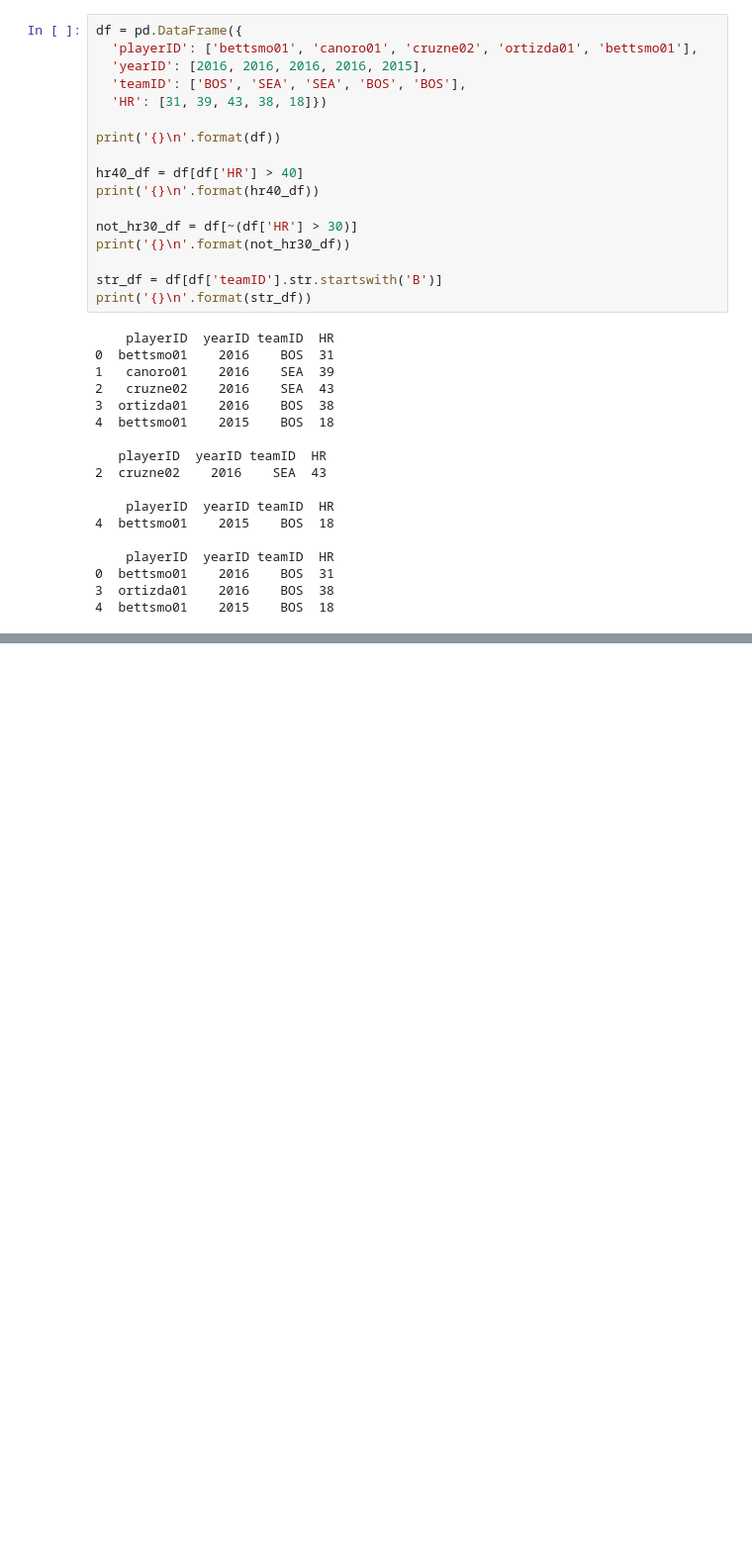
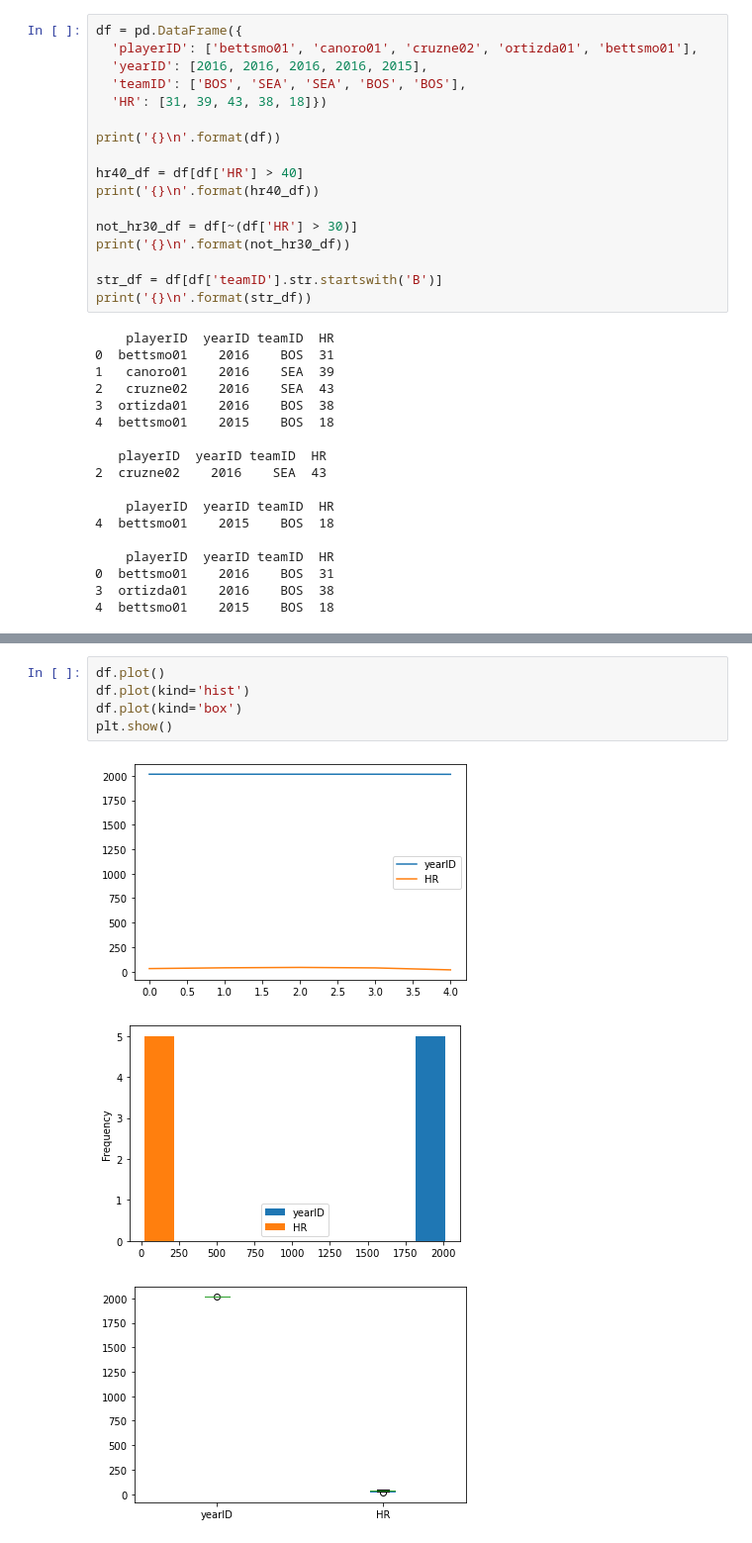
Before and after one commit to ck-unifr/educative-machine-learning-for-software-engineers, a Jupyter notebook: machine-learning-for-software-engineers.ipynb, the cells around one changed output, grey strips where cells are left out. Shown at 99% size. Saved outputs shown, nothing was run; the diff lists cells and outputs as text; blank space fills up the shorter version.

```diff
--- a/machine-learning-for-software-engineers.ipynb
+++ b/machine-learning-for-software-engineers.ipynb
@@ -1749,0 +1948,9 @@ print('{}\n'.format(str_df))
+# %%
+df.plot()
+df.plot(kind='hist')
+df.plot(kind='box')
+plt.show()
+# %% [output]
+[figure, added]
+[figure, added]
+[figure, added]
```
Also changed, not shown: parts of 14 cells of this notebook.
